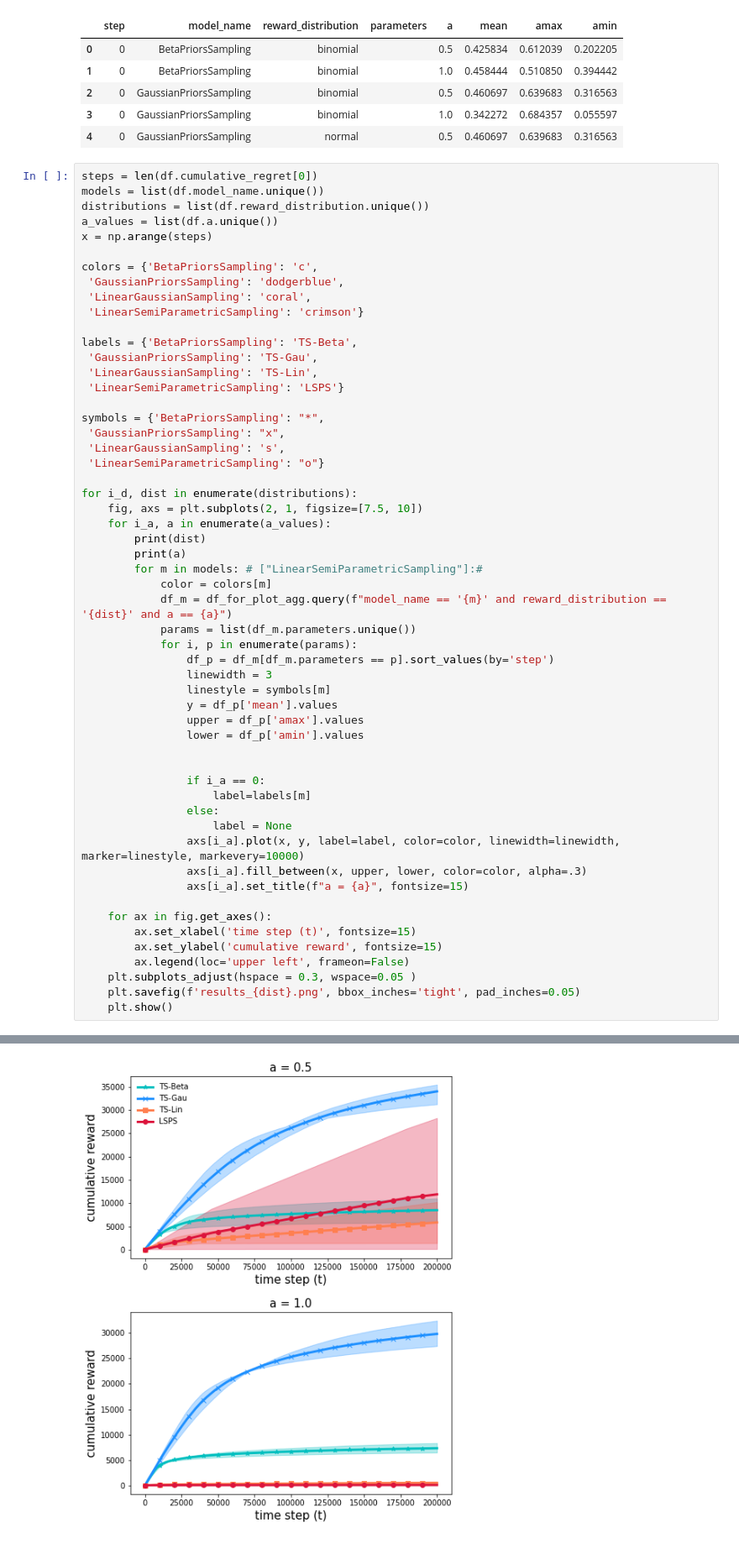
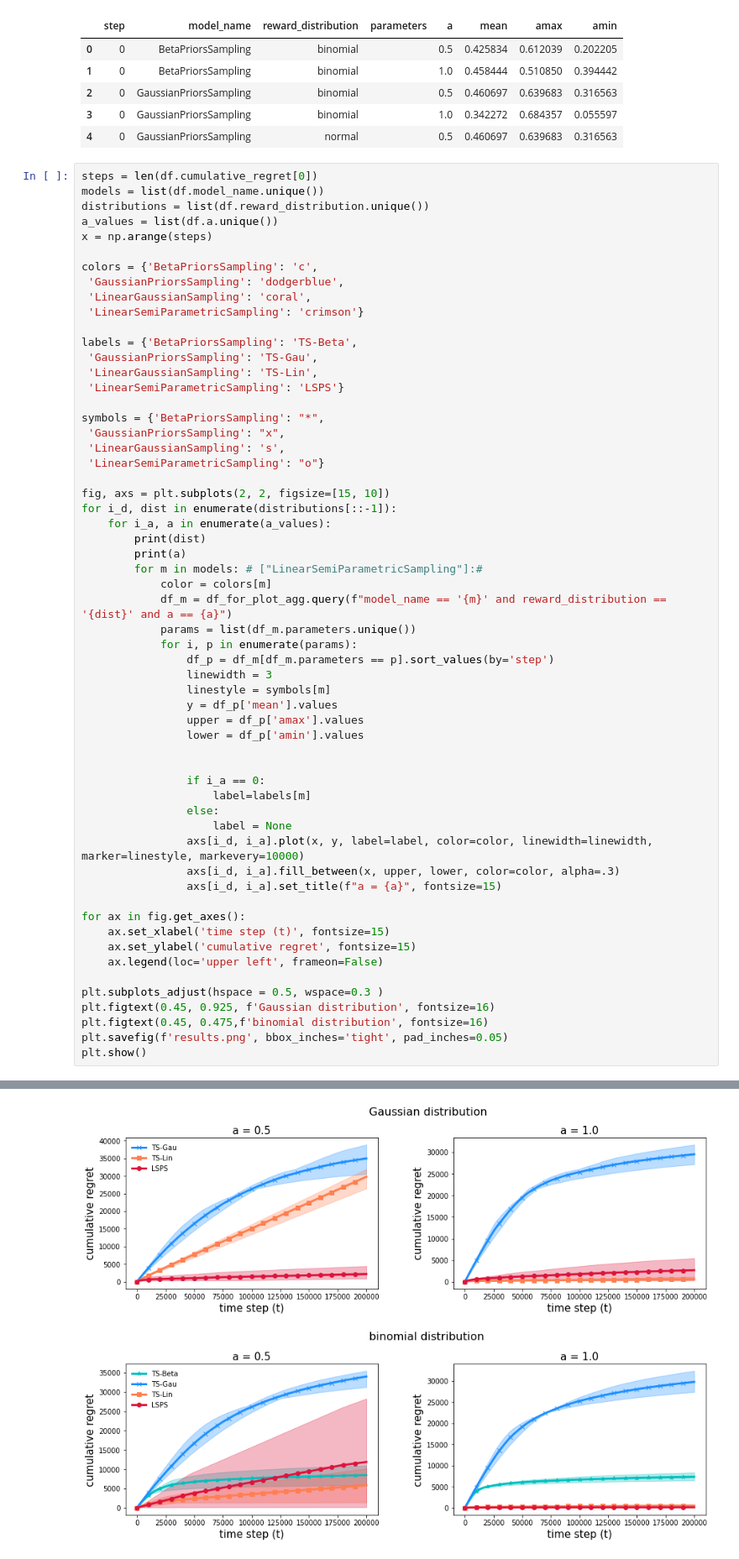
Before and after one commit to perliczka1/comments-on-semi-parametric-sampling, a Jupyter notebook: notebooks/final_experiment_analysis.ipynb, the cells around one changed output, grey strips where cells are left out. Shown at 84% size. Cells and saved outputs as stored; diff of their text form.

Commit message:
Add pdf with publication and change way of generating plots a bit.

```diff
--- a/notebooks/final_experiment_analysis.ipynb
+++ b/notebooks/final_experiment_analysis.ipynb
@@ -202,8 +207,8 @@ symbols = {'BetaPriorsSampling': "*",
  'LinearGaussianSampling': 's',
  'LinearSemiParametricSampling': "o"}
 
-for i_d, dist in enumerate(distributions):
-    fig, axs = plt.subplots(2, 1, figsize=[7.5, 10])
+fig, axs = plt.subplots(2, 2, figsize=[15, 10])
+for i_d, dist in enumerate(distributions[::-1]):
     for i_a, a in enumerate(a_values):
         print(dist)
         print(a)
@@ -224,15 +229,18 @@ for i_d, dist in enumerate(distributions):
                     label=labels[m]
                 else:
                     label = None
-                axs[i_a].plot(x, y, label=label, color=color, linewidth=linewidth, marker=linestyle, markevery=10000)
-                axs[i_a].fill_between(x, upper, lower, color=color, alpha=.3)
-                axs[i_a].set_title(f"a = {a}", fontsize=15)
+                axs[i_d, i_a].plot(x, y, label=label, color=color, linewidth=linewidth, marker=linestyle, markevery=10000)
+                axs[i_d, i_a].fill_between(x, upper, lower, color=color, alpha=.3)
+                axs[i_d, i_a].set_title(f"a = {a}", fontsize=15)
 
-    for ax in fig.get_axes():
-        ax.set_xlabel('time step (t)', fontsize=15)
-        ax.set_ylabel('cumulative reward', fontsize=15)
-        ax.legend(loc='upper left', frameon=False)
-    plt.subplots_adjust(hspace = 0.3, wspace=0.05 )
-    plt.savefig(f'results_{dist}.png', bbox_inches='tight', pad_inches=0.05)
-    plt.show()
+for ax in fig.get_axes():
+    ax.set_xlabel('time step (t)', fontsize=15)
+    ax.set_ylabel('cumulative regret', fontsize=15)
+    ax.legend(loc='upper left', frameon=False)
+
+plt.subplots_adjust(hspace = 0.5, wspace=0.3 )
+plt.figtext(0.45, 0.925, f'Gaussian distribution', fontsize=16)
+plt.figtext(0.45, 0.475,f'binomial distribution', fontsize=16)
+plt.savefig(f'results.png', bbox_inches='tight', pad_inches=0.05)
+plt.show()
 # %% [output]
@@ -244 +257 @@ No handles with labels found to put in legend.
-[figure, old version]
+[figure, new version]
```
Also changed, not shown: parts of 3 cells of this notebook, 1 other file.
